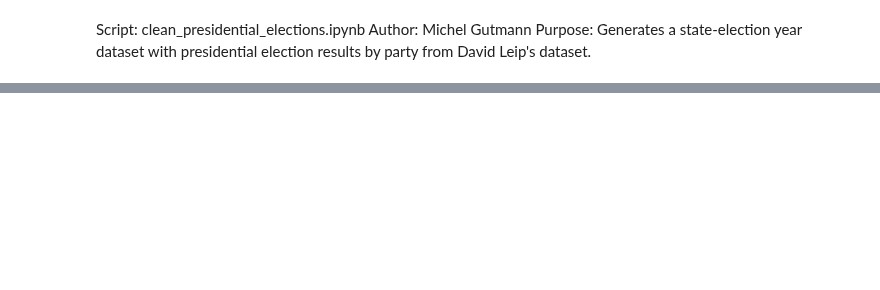
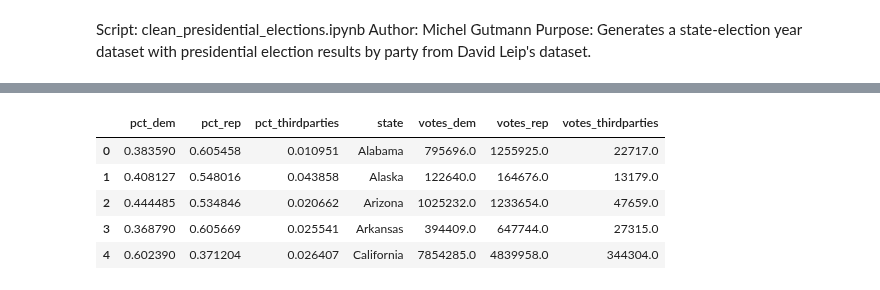
Before and after one commit to batShimon/similarity_data, a Jupyter notebook: clean_presidential_elections.ipynb, the cells around one changed output, grey strips where cells are left out. Cells and saved outputs as stored; diff of their text form; code cells hidden in the pictures; blank space fills up the shorter version.

```diff
--- a/clean_presidential_elections.ipynb
+++ b/clean_presidential_elections.ipynb
@@ -107,3 +131,12 @@ dtype: object
+# %%
+df_2012_clean.head()
+# %% [output]
+|  | pct_dem | pct_rep | pct_thirdparties | state | votes_dem | votes_rep | votes_thirdparties |
+| 0 | 0.383590 | 0.605458 | 0.010951 | Alabama | 795696.0 | 1255925.0 | 22717.0 |
+| 1 | 0.408127 | 0.548016 | 0.043858 | Alaska | 122640.0 | 164676.0 | 13179.0 |
+| 2 | 0.444485 | 0.534846 | 0.020662 | Arizona | 1025232.0 | 1233654.0 | 47659.0 |
+| 3 | 0.368790 | 0.605669 | 0.025541 | Arkansas | 394409.0 | 647744.0 | 27315.0 |
+| 4 | 0.602390 | 0.371204 | 0.026407 | California | 7854285.0 | 4839958.0 | 344304.0 |
 # %%
 # Process each sheet (year) and combine them into a single DataFrame
 i = 0
```
Also changed, not shown: parts of 9 cells of this notebook.
